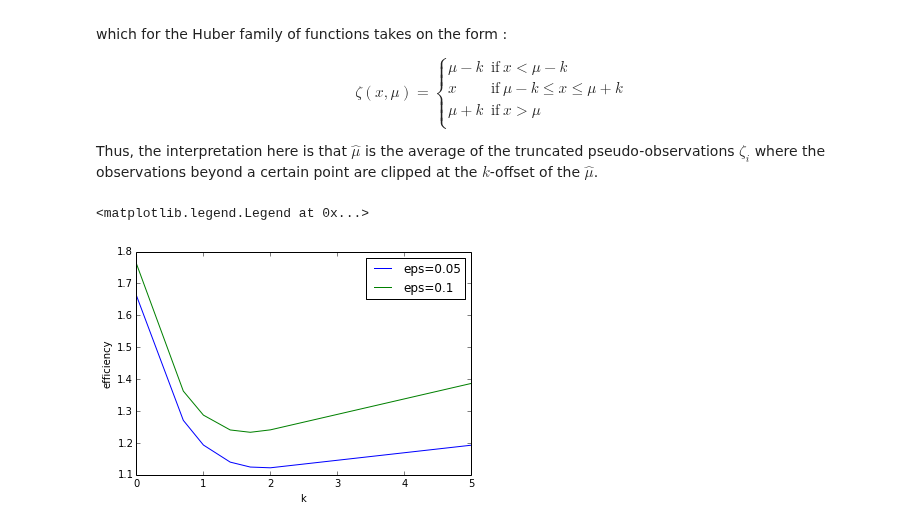
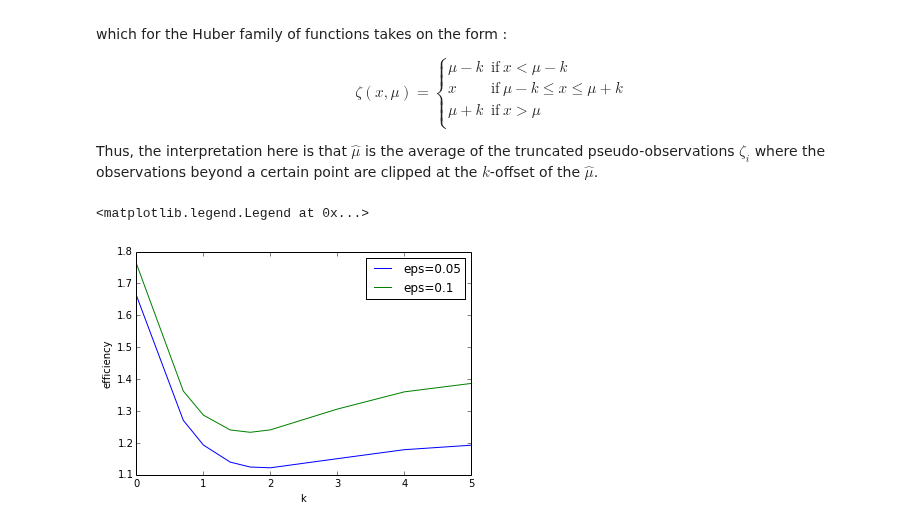
Before and after one commit to unpingco/Python-for-Signal-Processing, a Jupyter notebook: Robust_Statistics.ipynb, the cells around one changed output. Cells and saved outputs as stored; diff of their text form; code cells hidden in the pictures.

```diff
--- a/Robust_Statistics.ipynb
+++ b/Robust_Statistics.ipynb
@@ -290,12 +290,12 @@ def asymptotic_mixed(k,eps):
            2*(-1 + eps)*
             erf(k/sqrt(2)) + eps*erf((1 + k)/(2.*sqrt(2))),2))
 # %%
-kvals= [.001,.7,1.00001,1.4,1.7,2,5]
+kvals= [.001,.7,1.00001,1.4,1.7,2,3,4,5]
 plot(kvals,[asymptotic_mixed(k,.05) for k in kvals ],label='eps=0.05')
 plot(kvals,[asymptotic_mixed(k,.10) for k in kvals ],label='eps=0.1')
 xlabel('k')
 ylabel('efficiency')
 legend()
 # %% [output]
 <matplotlib.legend.Legend at 0x...>
-[figure, old version]
+[figure, new version]
```
Also changed, not shown: parts of 6 cells of this notebook.
